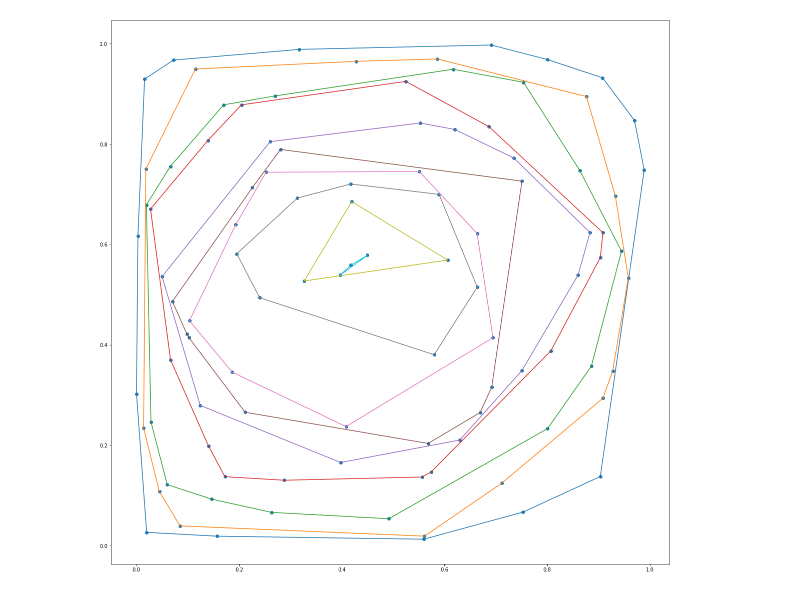
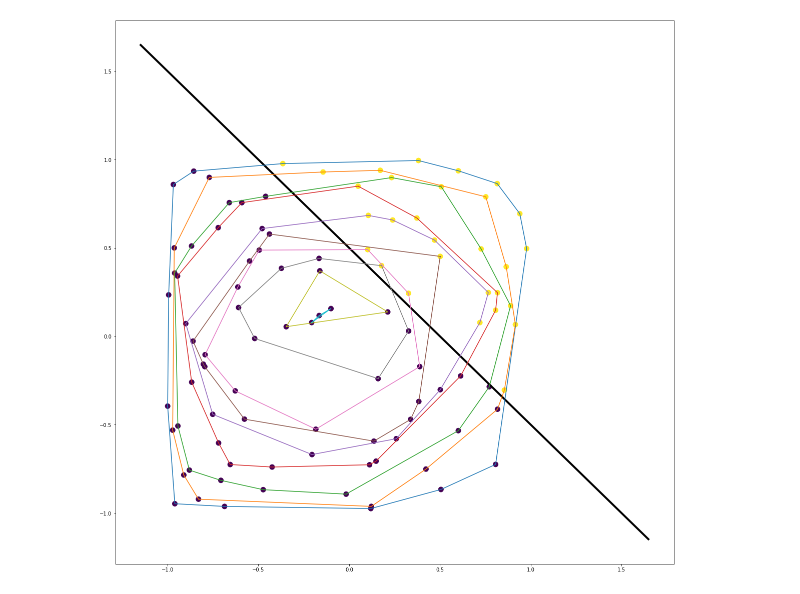
Before and after one commit to ursinus-cs371-s2022/Onions, a Jupyter notebook: Onions.ipynb, the cells around one changed output. Saved outputs shown, nothing was run; the diff lists cells and outputs as text; code cells hidden in the pictures.

Commit message:
Adding above line function

```diff
--- a/Onions.ipynb
+++ b/Onions.ipynb
@@ -23,13 +23,44 @@ def plot_layers(layers):
     for Xi in layers:
         Xi = np.concatenate((Xi, Xi[0, :][None, :]), axis=0)
         plt.plot(Xi[:, 0], Xi[:, 1])
+
+
+def plot_line(X, a, b, c):
+    """
+    Plot an implicit line equation in the bounding box of a point set
+    """
+    xmin = np.min(X, axis=0)
+    xmax = np.max(X, axis=0)
+    iv = max(xmax[1]-xmin[1], xmax[0]-xmin[0])
+
+    p0 = -c*np.array([a, b])/(a**2 + b**2)
+    v = np.array([-b, a])
+    mag = np.sqrt(np.sum(v**2))
+    if mag > 0:
+        v = v/mag
+        p = p0 - iv*v
+        q = p0 + iv*v
+        plt.plot([p[0], q[0]], [p[1], q[1]], 'k', linewidth=4)
+
+
+def above_line(X, a, b, c):
+    """
+    Compute whether points are above or below a line specified by the implicit equation
+    ax + by + c = 0
+    """
+    return a*X[:, 0] + b*X[:, 1] + c > 0
 # %%
 np.random.seed(1)
-X = np.random.rand(100, 2)
+X = np.random.rand(100, 2)*2-1
 layers = make_onions(X)
 
+a = 1; b = 1; c = -0.5;
+
 plt.figure(figsize=(20, 20))
-plt.scatter(X[:, 0], X[:, 1])
+plot_line(X, a, b, c)
+plt.scatter(X[:, 0], X[:, 1], 100, c=above_line(X, a, b, c))
+
+
 plot_layers(layers)
 # %% [output]
-[figure, old version]
+[figure, new version]
```
